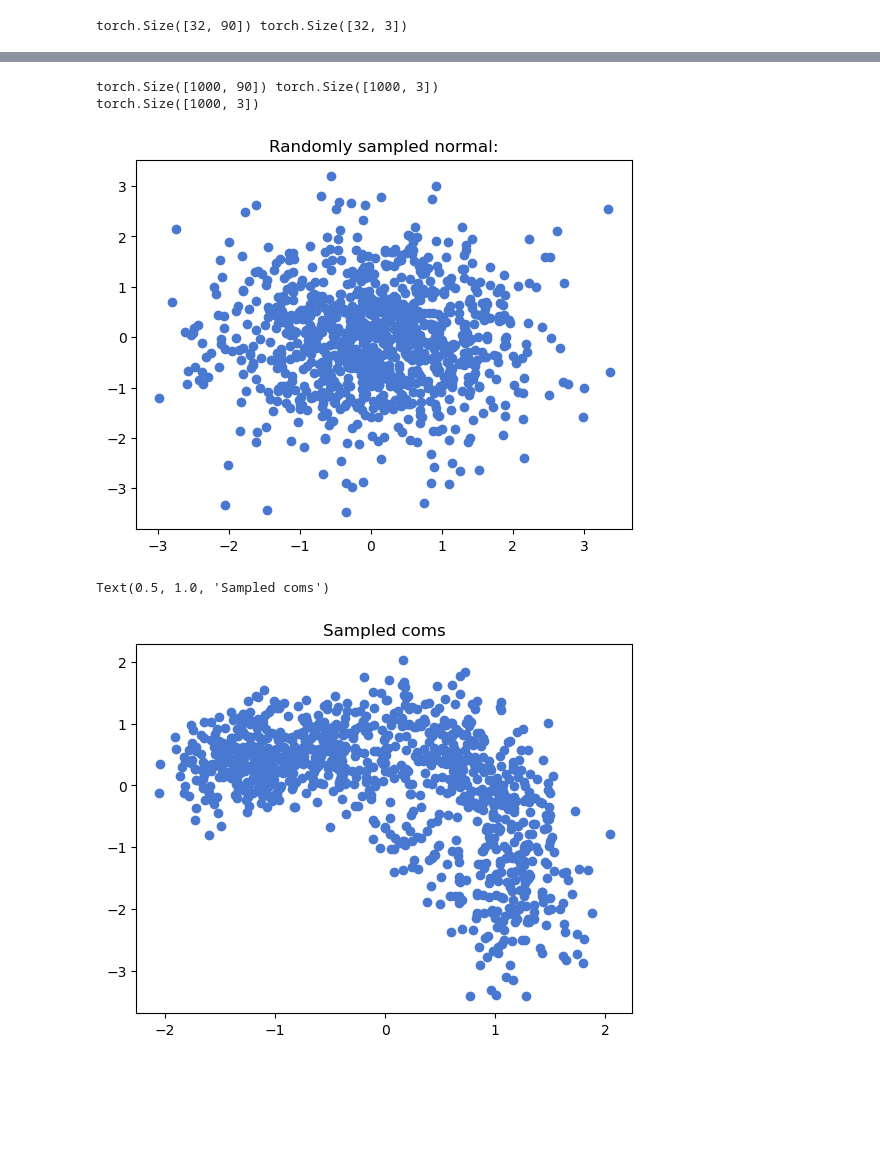
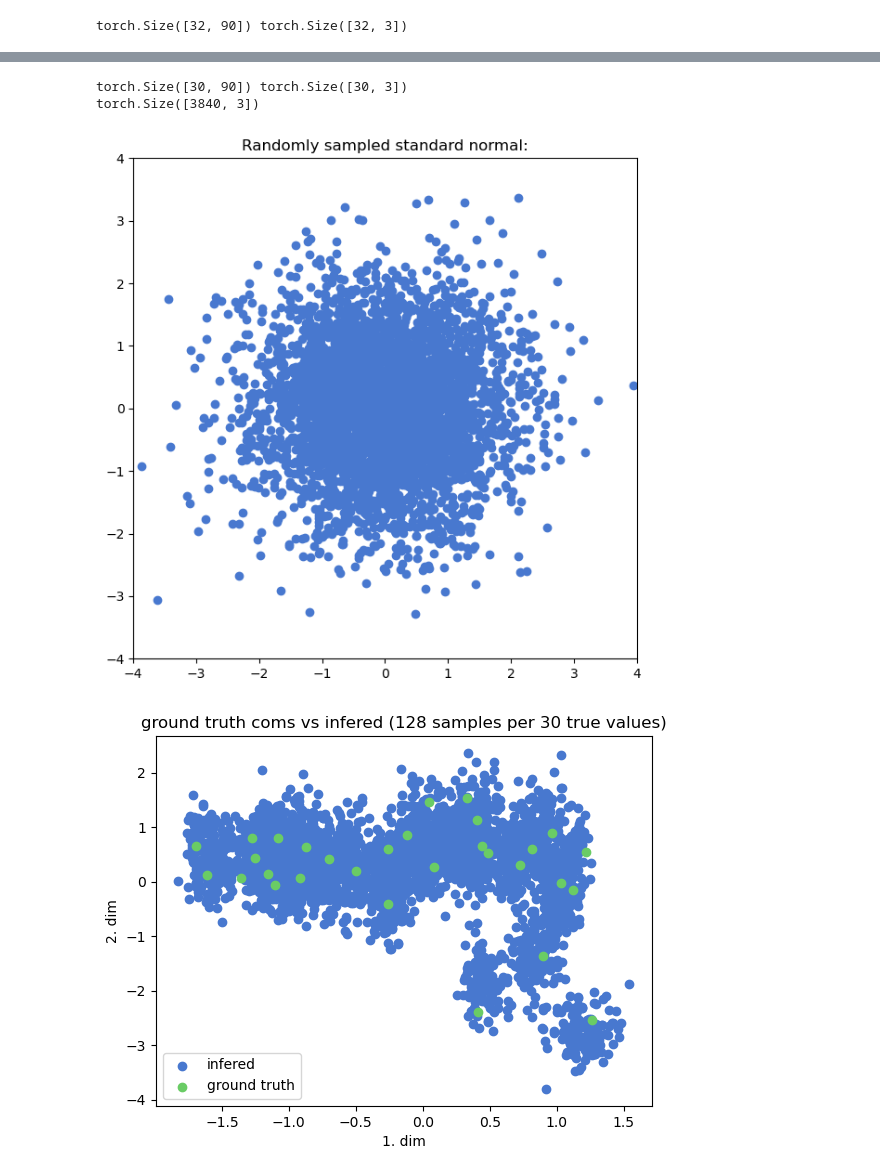
Before and after one commit to laurasaizz/SBI_walking, a Jupyter notebook: model.ipynb, the cells around one changed output, grey strips where cells are left out. Drawn from its saved outputs; the diff is of its cells as text; code cells hidden in the pictures; blank space fills up the shorter version.

```diff
--- a/model.ipynb
+++ b/model.ipynb
@@ -110,7 +110,7 @@ def make_windows(foot, com, W):
     frames_per_simulation = foot.shape[0]
     windows_per_simulation = frames_per_simulation - W + 1
 
-    com_infer_frame = windows_per_simulation // 2
+    com_infer_frame = W // 2
     # this is time moment the com will be give to the model as ground truth
     # it is also the frame the feet will be middled
     # windows_per_simulation // 2 equls the middle of each ovservation the model sees.
@@ -214,6 +214,8 @@ def _sims_to_tensors(npz_foot, npz_com, indices, stats):
     com_mean = np.array(stats["com_mean"], dtype=np.float32)
     com_std = np.array(stats["com_std"], dtype=np.float32)
 
+    #TODO: check if better that both feet have independant mean and std
+
     Xs, ys = [], []
     for i in range(len(indices)):
         X_i, y_i = make_windows(
@@ -241,8 +243,8 @@ W = stats["W"]
 input_dim = W * 6
 
 rng = np.random.default_rng(99)
-# all_idx    = rng.permutation(S)
-all_idx = np.arange(S)
+all_idx    = rng.permutation(S)
+# all_idx = np.arange(S)
 split_point = int(S * 0.8)
 
 train_pool = all_idx[:split_point]
@@ -762,13 +769,12 @@ plt.show()
 train_loader, test_loader = create_dataloaders(batch_size,6)
 # %%
 torch._dynamo.config.cache_size_limit = 64
-n = 50
+n_coms = 50
 model.eval()
 latents = []
 train_loader_iter = iter(train_loader)
 with torch.no_grad():
-    for i in tqdm(range(n)):
-        torch.compiler.cudagraph_mark_step_begin()
+    for i in tqdm(range(n_coms)):
         y, x = next(train_loader_iter)
         y:torch.Tensor
         latent, log_det = model.forward(
@@ -781,16 +787,17 @@ print(log_det.mean().cpu())
 print(latents.shape)
 print(f"Train Set: {latents.std(0)=}")
 (print(f"{torch.cov(latents.T)=}"))
+plt.figure(figsize=(7,7))
 plt.scatter(latents[:, 0], latents[:, 1])
 plt.title("scatter of latent")
 plt.ylim((-4,4))
 plt.xlim((-4,4))
 plt.savefig("latent.png")
 plt.show()
-plt.hist(latents[:, 0])
+plt.hist(latents[:, 0],bins=25)
 plt.show()
-plt.hist(latents[:, 1])
+plt.hist(latents[:, 1],bins=25)
 plt.show()
-plt.hist(latents[:, 2])
+plt.hist(latents[:, 2],bins=25)
 plt.show()
 # %% [output]
@@ -821,32 +814,47 @@ tensor(10000., device='cuda:0')
 # %%
-n = 1000
-model.eval()
-normal = torch.normal(0, 1, (n, 3))
+n_coms = 30
+n_randoms_per_com = 128
+model.eval() # disable dropout
+model.to(device) # in case we use a model thats not on device, like fe if we just loaded it
+normal = torch.normal(0, 1, (n_coms* n_randoms_per_com, 3))
 train_xv_reverse = []
 train_com_reverse = []
 for y,x in train_loader_iter:
     train_xv_reverse.append(x)
     train_com_reverse.append(y)
-    if sum([x.shape[0] for x in train_xv_reverse]) >= n:
+    if sum([x.shape[0] for x in train_xv_reverse]) >= n_coms:
         break
 
-train_xv_reverse = torch.cat(train_xv_reverse,dim=0)[:1000]
-train_com_reverse = torch.cat(train_com_reverse,dim=0)[:1000]
+
+train_xv_reverse = torch.cat(train_xv_reverse,dim=0)[:n_coms]
+train_com_reverse = torch.cat(train_com_reverse,dim=0)[:n_coms]
+
 
 print(train_xv_reverse.shape,train_com_reverse.shape)
-infered_coms = model.reverse(
-    normal.to(device), train_xv_reverse.flatten(1).to(device)
-)
+infered_coms = model.reverse(normal.to(device), train_xv_reverse.flatten(1).to(device).repeat_interleave(n_randoms_per_com,dim=0))
+
+
 print(infered_coms.shape)
+
+infered_coms  = infered_coms.detach().cpu()
+
+
+plt.figure(figsize=(7,7))
 plt.scatter(normal[:,0],normal[:,1])
-plt.title("Randomly sampled normal:")
+plt.title("Randomly sampled standard normal:")
+plt.ylim((-4,4))
+plt.xlim((-4,4))
 plt.show()
+plt.scatter(infered_coms[:, 0], infered_coms[:, 1])
 plt.scatter(train_com_reverse[:,0],train_com_reverse[:,1])
-plt.title("Sampled coms")
+plt.title(f"ground truth coms vs infered ({n_randoms_per_com} samples per {n_coms} true values)")
+plt.legend(["infered","ground truth"])
+plt.xlabel("1. dim")
+plt.ylabel("2. dim")
+plt.show()
 # %% [output]
-torch.Size([1000, 90]) torch.Size([1000, 3])
-torch.Size([1000, 3])
+torch.Size([30, 90]) torch.Size([30, 3])
+torch.Size([3840, 3])
-[figure, old version]
+[figure, new version]
-Text(0.5, 1.0, 'Sampled coms')
-[figure, old version]
+[figure, new version]
 # %%
```
Also changed, not shown: parts of 24 cells of this notebook.
